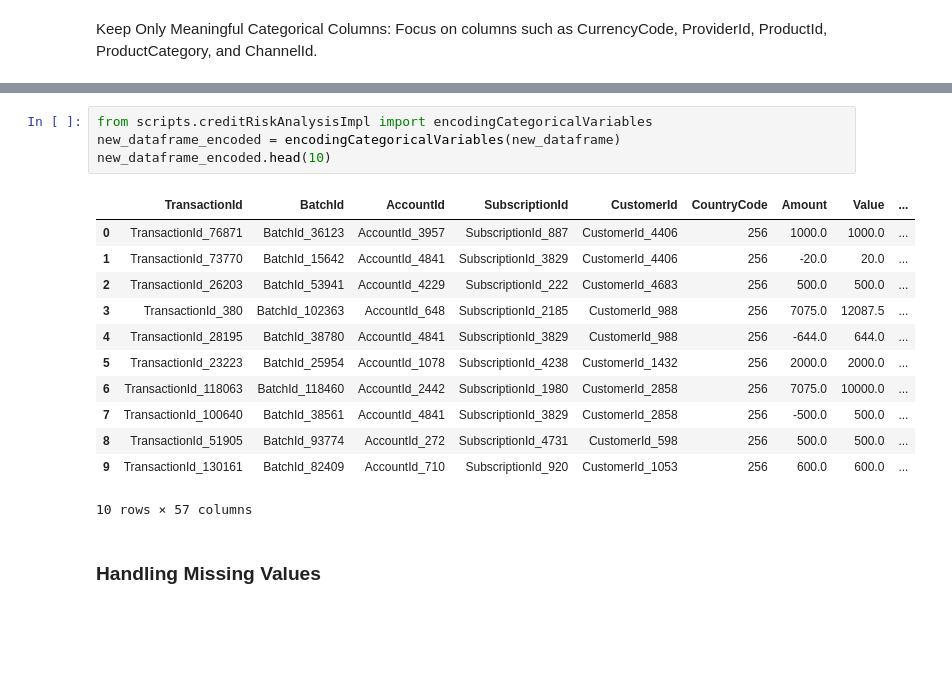
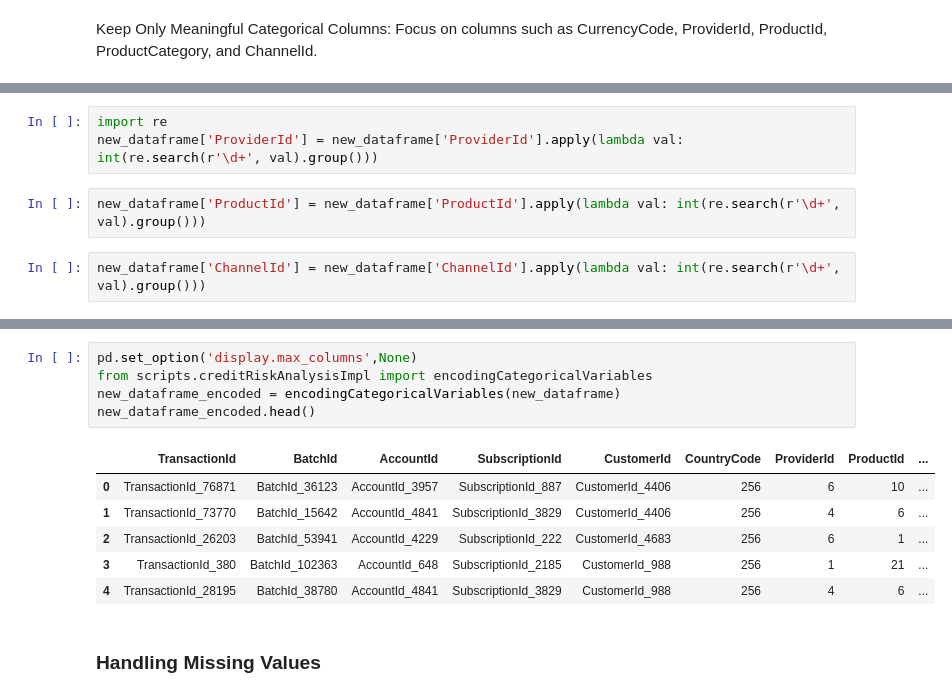
Before and after one commit to GuleWako/Credit-Risk-Analysis, a Jupyter notebook: notebooks/creditRiskAnalysis.ipynb, the cells around one changed output, grey strips where cells are left out. Cells and saved outputs as stored; diff of their text form; blank space fills up the shorter version.

```diff
--- a/notebooks/creditRiskAnalysis.ipynb
+++ b/notebooks/creditRiskAnalysis.ipynb
@@ -344,0 +356,7 @@ Keep Only Meaningful Categorical Columns: Focus on columns such as CurrencyCode,
+# %%
+import re
+new_dataframe['ProviderId'] = new_dataframe['ProviderId'].apply(lambda val: int(re.search(r'\d+', val).group()))
+# %%
+new_dataframe['ProductId'] = new_dataframe['ProductId'].apply(lambda val: int(re.search(r'\d+', val).group()))
+# %%
+new_dataframe['ChannelId'] = new_dataframe['ChannelId'].apply(lambda val: int(re.search(r'\d+', val).group()))
@@ -345,20 +378,15 @@ Keep Only Meaningful Categorical Columns: Focus on columns such as CurrencyCode,
 # %%
+pd.set_option('display.max_columns',None)
 from scripts.creditRiskAnalysisImpl import encodingCategoricalVariables
 new_dataframe_encoded = encodingCategoricalVariables(new_dataframe)
-new_dataframe_encoded.head(10)
+new_dataframe_encoded.head()
 # %% [output]
-|  | TransactionId | BatchId | AccountId | SubscriptionId | CustomerId | CountryCode | Amount | Value | ... |
-| 0 | TransactionId_76871 | BatchId_36123 | AccountId_3957 | SubscriptionId_887 | CustomerId_4406 | 256 | 1000.0 | 1000.0 | ... |
-| 1 | TransactionId_73770 | BatchId_15642 | AccountId_4841 | SubscriptionId_3829 | CustomerId_4406 | 256 | -20.0 | 20.0 | ... |
-| 2 | TransactionId_26203 | BatchId_53941 | AccountId_4229 | SubscriptionId_222 | CustomerId_4683 | 256 | 500.0 | 500.0 | ... |
-| 3 | TransactionId_380 | BatchId_102363 | AccountId_648 | SubscriptionId_2185 | CustomerId_988 | 256 | 7075.0 | 12087.5 | ... |
-| 4 | TransactionId_28195 | BatchId_38780 | AccountId_4841 | SubscriptionId_3829 | CustomerId_988 | 256 | -644.0 | 644.0 | ... |
-| 5 | TransactionId_23223 | BatchId_25954 | AccountId_1078 | SubscriptionId_4238 | CustomerId_1432 | 256 | 2000.0 | 2000.0 | ... |
-| 6 | TransactionId_118063 | BatchId_118460 | AccountId_2442 | SubscriptionId_1980 | CustomerId_2858 | 256 | 7075.0 | 10000.0 | ... |
-| 7 | TransactionId_100640 | BatchId_38561 | AccountId_4841 | SubscriptionId_3829 | CustomerId_2858 | 256 | -500.0 | 500.0 | ... |
-| 8 | TransactionId_51905 | BatchId_93774 | AccountId_272 | SubscriptionId_4731 | CustomerId_598 | 256 | 500.0 | 500.0 | ... |
-| 9 | TransactionId_130161 | BatchId_82409 | AccountId_710 | SubscriptionId_920 | CustomerId_1053 | 256 | 600.0 | 600.0 | ... |
+|  | TransactionId | BatchId | AccountId | SubscriptionId | CustomerId | CountryCode | ProviderId | ProductId | ... |
+| 0 | TransactionId_76871 | BatchId_36123 | AccountId_3957 | SubscriptionId_887 | CustomerId_4406 | 256 | 6 | 10 | ... |
+| 1 | TransactionId_73770 | BatchId_15642 | AccountId_4841 | SubscriptionId_3829 | CustomerId_4406 | 256 | 4 | 6 | ... |
+| 2 | TransactionId_26203 | BatchId_53941 | AccountId_4229 | SubscriptionId_222 | CustomerId_4683 | 256 | 6 | 1 | ... |
+| 3 | TransactionId_380 | BatchId_102363 | AccountId_648 | SubscriptionId_2185 | CustomerId_988 | 256 | 1 | 21 | ... |
+| 4 | TransactionId_28195 | BatchId_38780 | AccountId_4841 | SubscriptionId_3829 | CustomerId_988 | 256 | 4 | 6 | ... |
-10 rows × 57 columns
 # %% [markdown]
 ### Handling Missing Values
 # %% [markdown]
```
Also changed, not shown: parts of 28 cells of this notebook, 3 other files.
